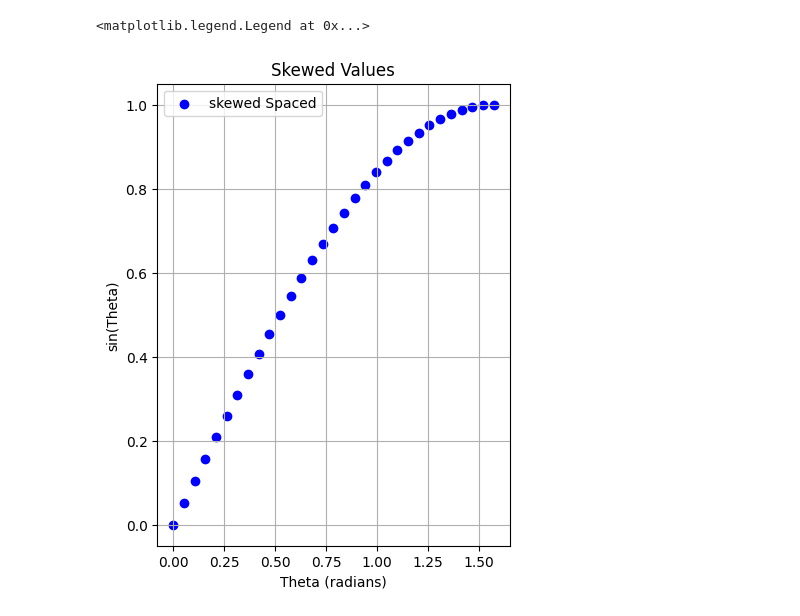
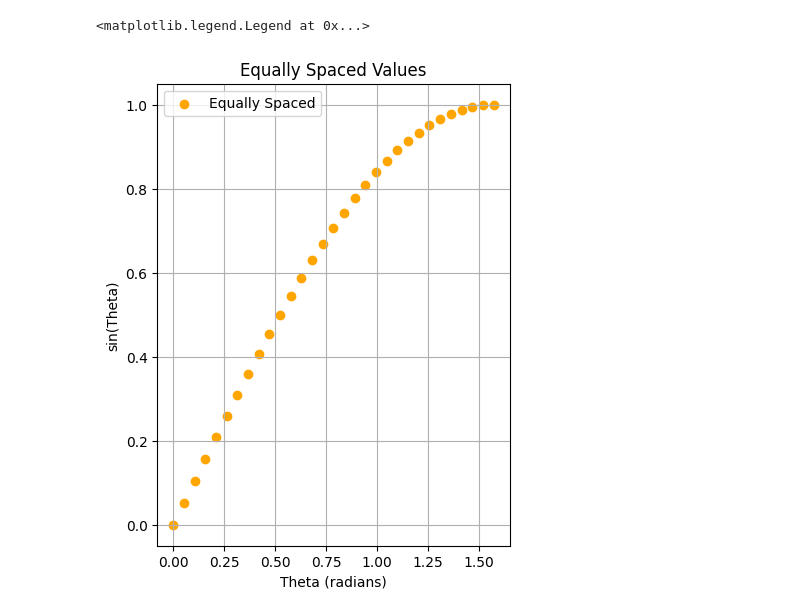
Before and after one commit to KayalvizhiT513/Sine-Interpolation, a Jupyter notebook: Adaptive_Sine_Function_Approximation_for_Tolerance.ipynb, the cells around one changed output. Cells and saved outputs as stored; diff of their text form; code cells hidden in the pictures.

```diff
--- a/Adaptive_Sine_Function_Approximation_for_Tolerance.ipynb
+++ b/Adaptive_Sine_Function_Approximation_for_Tolerance.ipynb
@@ -175,18 +179,18 @@ Max second derivative = 0.998401 at theta = 1.5184
 # %%
 # Create the figure and axis
 plt.figure(figsize=(10, 6))
 
 # Plot equally spaced values
 plt.subplot(1, 2, 1)  # 1 row, 2 columns, 1st subplot
-plt.scatter(theta, y, color='blue', label='skewed Spaced')
-plt.title('Skewed Values')
+plt.scatter(theta, y, color='orange', label='Equally Spaced')
+plt.title('Equally Spaced Values')
 plt.xlabel('Theta (radians)')
 plt.ylabel('sin(Theta)')
 plt.grid()
 plt.legend()
 # %% [output]
 <matplotlib.legend.Legend at 0x...>
-[figure, old version]
+[figure, new version]
 # %%
 # Create the figure and axis
 plt.figure(figsize=(10, 6))
```
Also changed, not shown: parts of 10 cells of this notebook.
